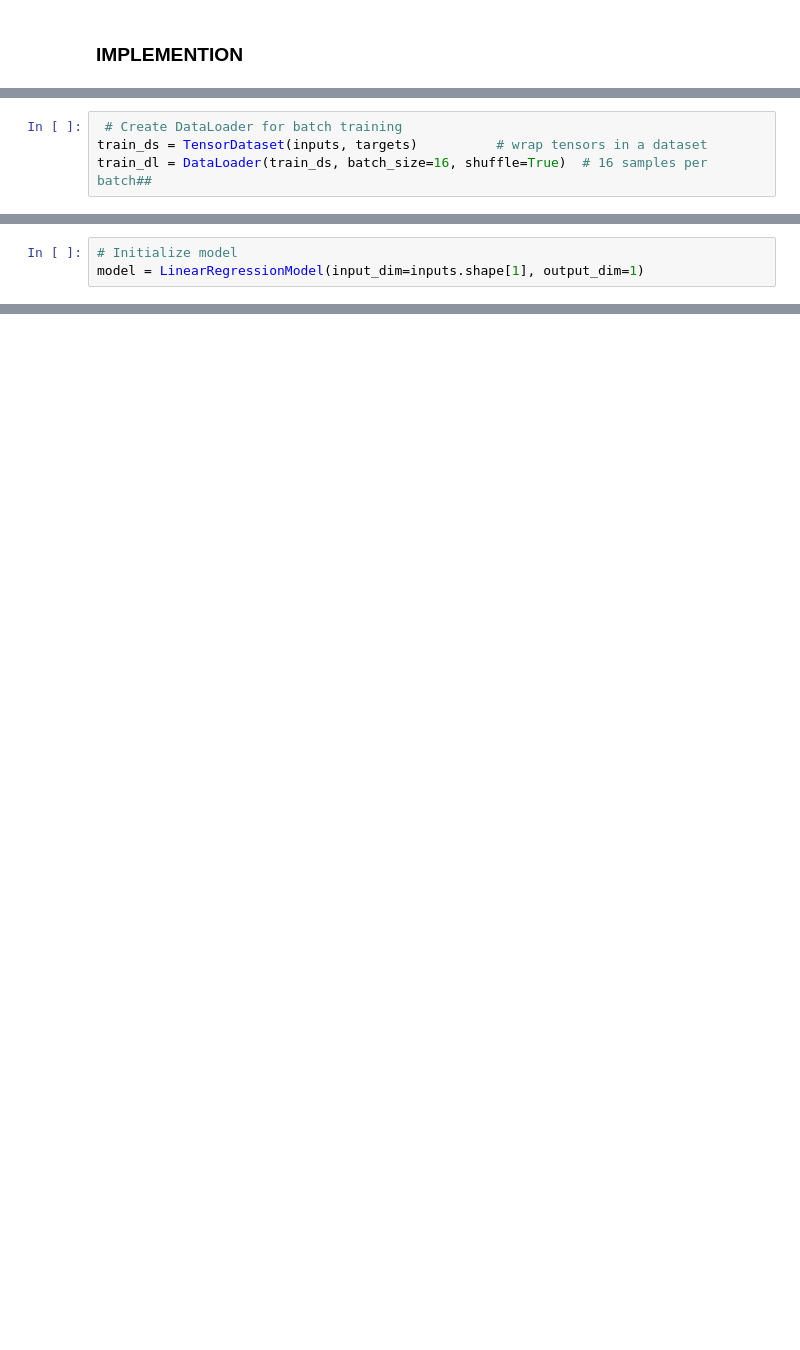
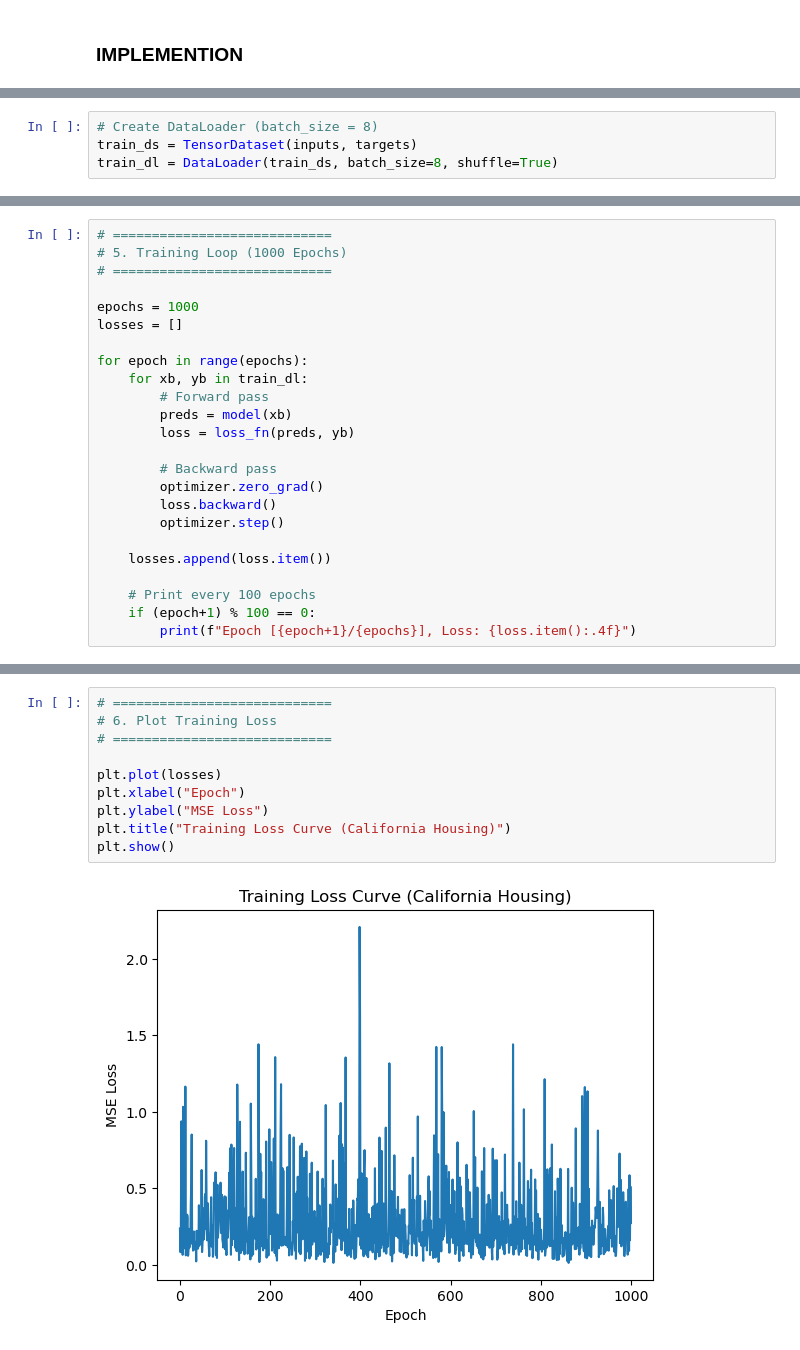
Before and after one commit to chrisjallaine/dl-portfolio, a Jupyter notebook: mybook/docs/labs/lab4.ipynb, the cells around one changed output, grey strips where cells are left out. Saved outputs shown, nothing was run; the diff lists cells and outputs as text; blank space fills up the shorter version.

```diff
--- a/mybook/docs/labs/lab4.ipynb
+++ b/mybook/docs/labs/lab4.ipynb
@@ -40,4 +45,4 @@ targets = torch.tensor(y, dtype=torch.float32).reshape(-1, 1)  # reshape for reg
 # %%
- # Create DataLoader for batch training
-train_ds = TensorDataset(inputs, targets)          # wrap tensors in a dataset
-train_dl = DataLoader(train_ds, batch_size=16, shuffle=True)  # 16 samples per batch##
+# Create DataLoader (batch_size = 8)
+train_ds = TensorDataset(inputs, targets)
+train_dl = DataLoader(train_ds, batch_size=8, shuffle=True)
@@ -53,3 +72,0 @@ class LinearRegressionModel(nn.Module):
-# %%
-# Initialize model
-model = LinearRegressionModel(input_dim=inputs.shape[1], output_dim=1)
@@ -101,0 +80,24 @@ Actual value   : 151.0
+# %%
+# ============================
+# 5. Training Loop (1000 Epochs)
+# ============================
+
+epochs = 1000
+losses = []
+
+for epoch in range(epochs):
+    for xb, yb in train_dl:
+        # Forward pass
+        preds = model(xb)
+        loss = loss_fn(preds, yb)
+
+        # Backward pass
+        optimizer.zero_grad()
+        loss.backward()
+        optimizer.step()
+
+    losses.append(loss.item())
+
+    # Print every 100 epochs
+    if (epoch+1) % 100 == 0:
+        print(f"Epoch [{epoch+1}/{epochs}], Loss: {loss.item():.4f}")
@@ -101,0 +117,12 @@ Actual value   : 151.0
+# %%
+# ============================
+# 6. Plot Training Loss
+# ============================
+
+plt.plot(losses)
+plt.xlabel("Epoch")
+plt.ylabel("MSE Loss")
+plt.title("Training Loss Curve (California Housing)")
+plt.show()
+# %% [output]
+[figure, added]
```
Also changed, not shown: parts of 17 cells of this notebook.
